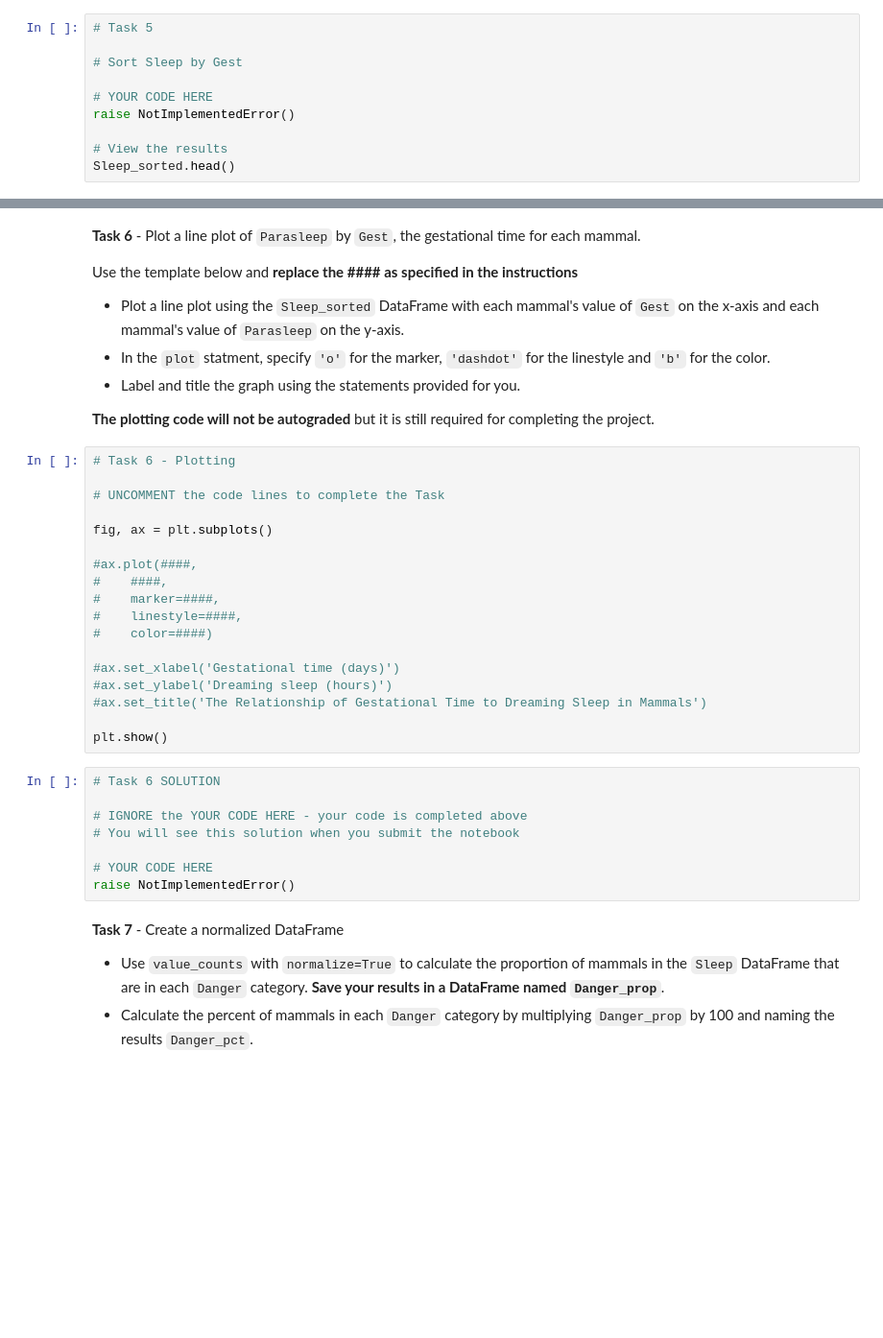
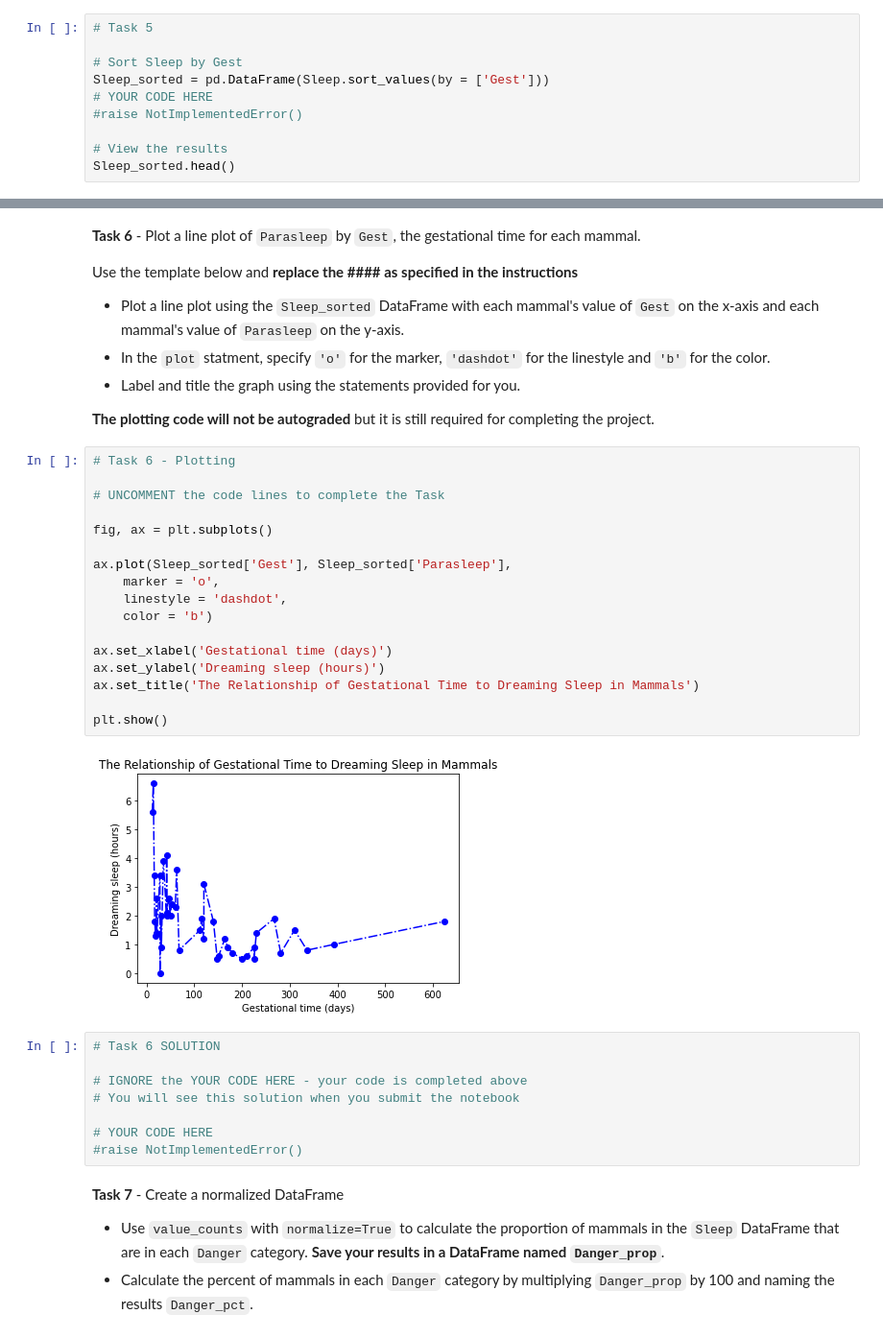
Before and after one commit to write2nk/DS-Unit-1-Sprint-1-Data-Wrangling-and-Storytelling, a Jupyter notebook: module4-make-explanatory-visualizations/LS_DS_114_Make_Explanatory_Visualizations_Assignment_AG.ipynb, the cells around one changed output, grey strips where cells are left out. Shown at 96% size. Saved outputs shown, nothing was run; the diff lists cells and outputs as text; blank space fills up the shorter version.

```diff
--- a/module4-make-explanatory-visualizations/LS_DS_114_Make_Explanatory_Visualizations_Assignment_AG.ipynb
+++ b/module4-make-explanatory-visualizations/LS_DS_114_Make_Explanatory_Visualizations_Assignment_AG.ipynb
@@ -201,9 +201,9 @@ raise NotImplementedError()
 # Task 5
 
 # Sort Sleep by Gest
-
+Sleep_sorted = pd.DataFrame(Sleep.sort_values(by = ['Gest']))
 # YOUR CODE HERE
-raise NotImplementedError()
+#raise NotImplementedError()
 
 # View the results
 Sleep_sorted.head()
@@ -228,21 +235,22 @@ Use the template below and **replace the #### as specified in the instructions**
 # %%
 # Task 6 - Plotting
 
 # UNCOMMENT the code lines to complete the Task
 
 fig, ax = plt.subplots()
 
-#ax.plot(####,
-#    ####,
-#    marker=####,
-#    linestyle=####,
-#    color=####)
+ax.plot(Sleep_sorted['Gest'], Sleep_sorted['Parasleep'],
+    marker = 'o',
+    linestyle = 'dashdot',
+    color = 'b')
 
-#ax.set_xlabel('Gestational time (days)')
-#ax.set_ylabel('Dreaming sleep (hours)')
-#ax.set_title('The Relationship of Gestational Time to Dreaming Sleep in Mammals')
+ax.set_xlabel('Gestational time (days)')
+ax.set_ylabel('Dreaming sleep (hours)')
+ax.set_title('The Relationship of Gestational Time to Dreaming Sleep in Mammals')
 
 plt.show()
+# %% [output]
+[figure, added]
 # %%
 # Task 6 SOLUTION
 
@@ -250,7 +258,7 @@ plt.show()
 # You will see this solution when you submit the notebook
 
 # YOUR CODE HERE
-raise NotImplementedError()
+#raise NotImplementedError()
 # %% [markdown]
 **Task 7** - Create a normalized DataFrame
 
```
Also changed, not shown: parts of 11 cells of this notebook.
